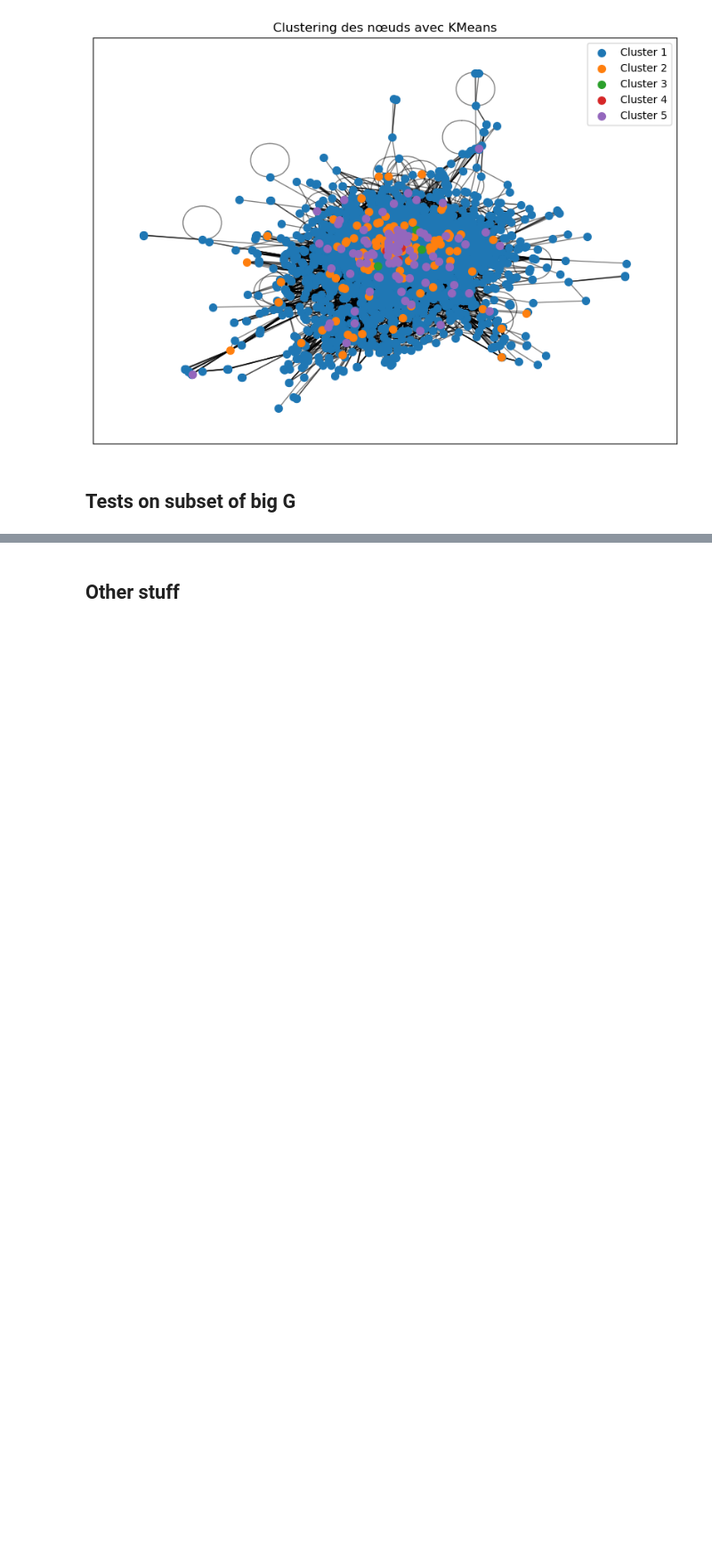
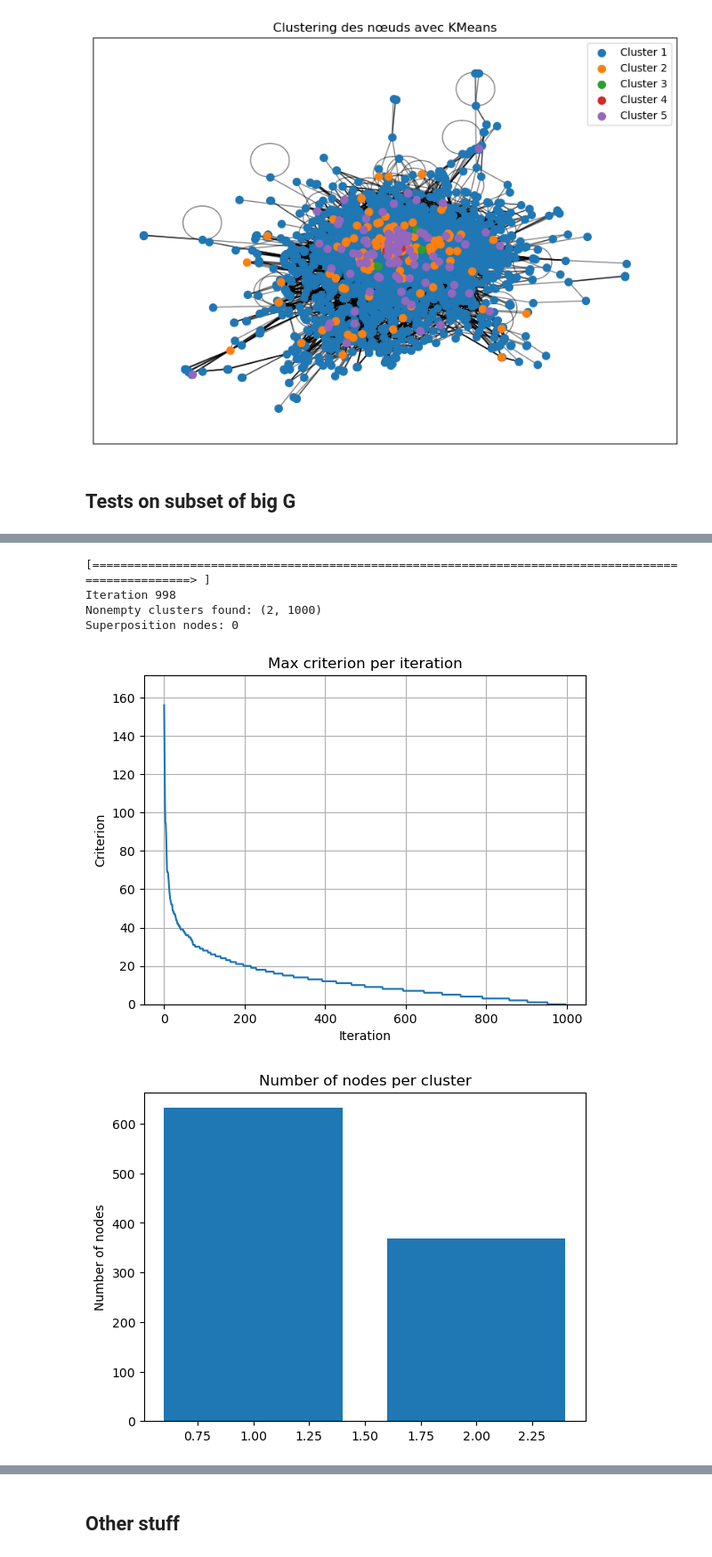
Before and after one commit to MelvinGode/Wikipedia-Clusteing, a Jupyter notebook: bottom_up.ipynb, the cells around one changed output, grey strips where cells are left out. Shown: that part at 89% size. Drawn from its saved outputs; the diff is of its cells as text; code cells hidden in the pictures; blank space fills up the shorter version.

```diff
--- a/bottom_up.ipynb
+++ b/bottom_up.ipynb
@@ -352,11 +317,12 @@ def bottom_up_clustering_v3(G, limit=50, plot_crits = True): # Neighborhood simi
     A = nx.adjacency_matrix(G).toarray()
     n = A.shape[0]
     cluster_neighborhoods = nx.adjacency_matrix(G).tolil() # sparse matrix for faster multiplication
+    cluster_neighborhoods.setdiag(0)
 
     cluster_sizes = np.ones(n)
 
     print("Computing criterion")
-    criterion_matrix = cluster_neighborhoods @ cluster_neighborhoods #/ np.maximum(cluster_degrees[:,None], .9) # Neighborhood similarity normalized by cluster size (1 at init)
+    criterion_matrix = cluster_neighborhoods @ cluster_neighborhoods #/ np.maximum(cluster_degrees[:,None], .9) # Neighborhood similarity normalized by cluster size² (1 at init)
     criterion_matrix = criterion_matrix.todense()
     np.fill_diagonal(criterion_matrix, -1) # Remove self similarity
     cluster_neighborhoods = cluster_neighborhoods.todense()
@@ -424,6 +390,13 @@ def bottom_up_clustering_v3(G, limit=50, plot_crits = True): # Neighborhood simi
 
         cluster_neighborhoods[k-1] = 0
 
+        if k%200 == 0:
+            # Reduce dimensions to k*k
+            cluster_neighborhoods = cluster_neighborhoods[:k - 1]
+            criterion_matrix = criterion_matrix[:k - 1, :k - 1]
+            cluster_sizes = cluster_sizes[:k - 1]
+            cluster_to_nodes = cluster_to_nodes[:k - 1]
+
     # Delete empty clusters
     final_cluster_to_nodes = []
     for i,cluster in enumerate(cluster_to_nodes):
@@ -621,0 +581,11 @@ The get_cmap function was deprecated in Matplotlib 3.7 and will be removed in 3.
+# %%
+subg_clustering2, subg_crits2 = bottom_up_clustering_v3(subG, limit = 2)
+
+plot_cluster_sizes(subg_clustering2)
+# %% [output]
+[===================================================================================================> ]
+Iteration 998
+Nonempty clusters found: (2, 1000)
+Superposition nodes: 0
+[figure, added]
+[figure, added]
```
Also changed, not shown: parts of 14 cells of this notebook, 3 other files.
